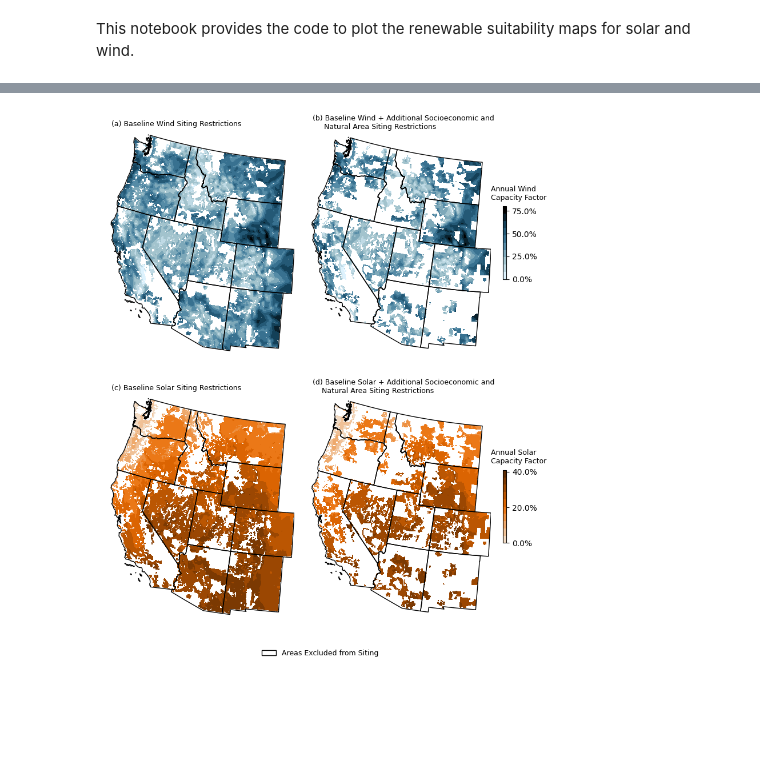
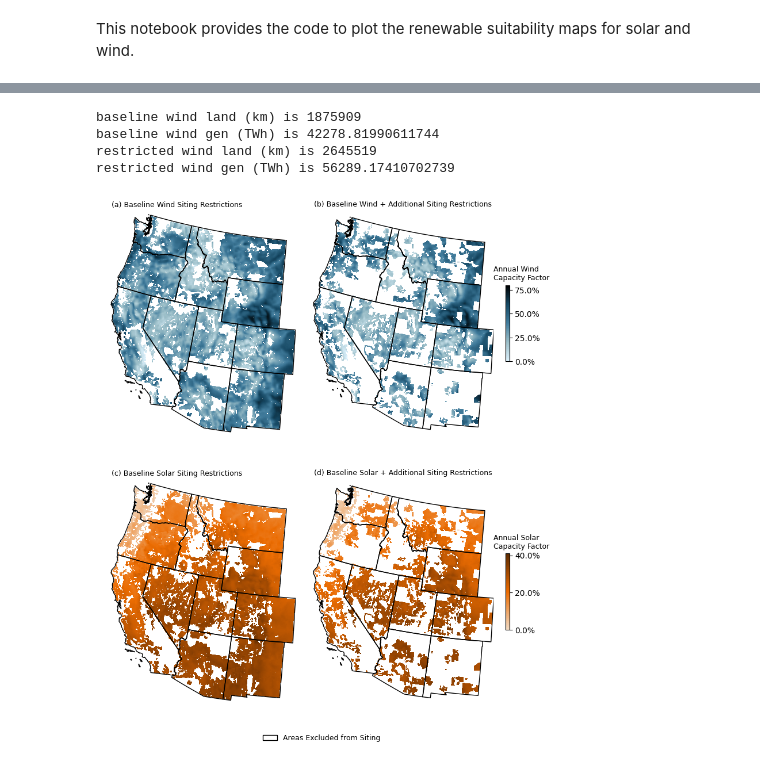
Before and after one commit to GODEEEP/mongird-etal_2024, a Jupyter notebook: notebooks/plot_renewable_suitability_maps.ipynb, the cells around one changed output, grey strips where cells are left out. Drawn from its saved outputs; the diff is of its cells as text; code cells hidden in the pictures; blank space fills up the shorter version.

```diff
--- a/notebooks/plot_renewable_suitability_maps.ipynb
+++ b/notebooks/plot_renewable_suitability_maps.ipynb
@@ -31,13 +33,10 @@ data_dir = os.path.join(os.path.dirname(os.getcwd()), 'data', 'input_data')
 output_dir = os.path.join(os.path.dirname(os.getcwd()), 'data', 'output_data')
 
 # figure dir
-figure_dir = os.path.join(os.path.dirname(os.getcwd()), 'figures', 'suitability_maps')
-
-# raster dir
-raster_dir = os.path.join(data_dir, 'raster_data')
+figure_dir = os.path.join(os.path.dirname(os.getcwd()), 'figures')
 
 # state raster path
-state_raster_path = os.path.join(raster_dir, 'state_raster', 'state_raster_land.tif')
+state_raster_path = os.path.join(data_dir, 'state_raster', 'state_raster_land.tif')
 
 # processed raster dir
 processed_raster_dir = os.path.join(data_dir, 'input_data', 'compiled_raster_data')
@@ -49,6 +48,8 @@ west_raster_dir = os.path.join(data_dir, 'west_raster_data')
 land_area_raster_dir = os.path.join(west_raster_dir, 'land_area')
 
 base_wind_exc_path = os.path.join(land_area_raster_dir, 'gridcerf_wind_suitability_120m_hubheight.tif')
+
+base_solar_exc_path = os.path.join(land_area_raster_dir, 'gridcerf_solar_pv_suitability.tif')
 
 # dac exclusion raster path
 dac_raster_path = os.path.join(land_area_raster_dir, 'gridcerf_usceq_cejst_exclude_all_dacs.tif')
@@ -75,8 +76,8 @@ env_3_10km_path = os.path.join(land_area_raster_dir, 'gridcerf_combined_environm
 # wind potential layer
 wind_potential_path = os.path.join(land_area_raster_dir,'wind_120m_hubheight_2050_rcp85_potential.tif')
 
-# wind potential layer
-solar_potential_path = os.path.join(land_area_raster_dir,'gridcerf_solar_pv_resource_potential.tif')
+# solar potential layer
+solar_potential_path = os.path.join(land_area_raster_dir, 'solar_2050_rcp85_potential.tif')
 
 # western interconnection shapefile
 wecc_shp_path = os.path.join(data_dir, 'wecc_boundary_shp', 'wecc_boundary.shp')
@@ -84,3 +85,6 @@ wecc_shp_path = os.path.join(data_dir, 'wecc_boundary_shp', 'wecc_boundary.shp')
 wecc_shp = gpd.read_file(wecc_shp_path)
 
 state_list = ['CA', 'OR', 'WA', 'WY', 'MT', 'ID', 'CO', 'UT', 'NV', 'NM', 'AZ']
+
+wind_unit_size_mw = 12
+solar_unit_size_mw = 30
@@ -202,48 +113,74 @@ ax_2b =fig.add_subplot(spec[1,1])
 ax_leg = fig.add_subplot(spec[2,:])
 
 raster_cmap = ListedColormap(["white", "navy"])
-cmap = LinearSegmentedColormap.from_list("", [ "#DDF2FD", "#9BBEC8",'#427D9D','#164863' ,'black'], 10)
-solar_cmap = LinearSegmentedColormap.from_list("", [ '#f2dac2',"#eb6c02", '#5c2b02'], 10)
+cmap = LinearSegmentedColormap.from_list("", [ "#DDF2FD", "#9BBEC8",'#427D9D','#164863' ,'black'], 100)
+solar_cmap = LinearSegmentedColormap.from_list("", [ '#f2dac2',"#eb6c02", '#5c2b02'], 100)
 
 wind_cmap = 'YlGn'
 wind_cmap=cmap
 exclusion_patch = mpatches.Patch(facecolor='white', edgecolor='black', label='Areas Excluded from Siting')
 
-wind_suit = os.path.join(land_area_raster_dir, 'gridcerf_wind_suitability_120m_hubheight.tif')
+#wind_suit = os.path.join(land_area_raster_dir, 'gridcerf_wind_suitability_120m_hubheight.tif')
 ax = ax_1a
-with rasterio.open(wind_suit) as src2:
+with rasterio.open(base_wind_exc_path) as src2:
     data2 = src2.read(1, masked=True)
+
+    # calculate total land
+    print(f'baseline wind land (km) is {np.count_nonzero(data2)}')
     data2 = np.where(data2 == 1, 1, np.nan)
+
     with rasterio.open(wind_potential_path) as src1:
         data1 = src1.read(1, masked=True)
-        data1 = data1
+
+        # calculate total generation
+        suit_array = np.where(data2 == 1, 0, 1)
+        gen_array = data1*suit_array*wind_unit_size_mw/1000000
 
         f1 = show(data1, transform=src1.transform, ax=ax, cmap=wind_cmap)
         show(data2, transform=src2.transform, ax=ax, cmap=raster_cmap)
         wecc_shp.boundary.plot(ax=ax, color = 'black', lw=1)
         ax.set_axis_off();
 
+        print(f'baseline wind gen (TWh) is {np.sum(gen_array)}')
+
 ax = ax_1b
 exclusion_list = [base_wind_exc_path, dac_raster_path, farm_raster_path, env_1_1km_path]
 with rasterio.open(wind_potential_path) as src1:
+    # wind potential array
     data1 = src1.read(1, masked=True)
     f1 = show(data1, transform=src1.transform, ax=ax, cmap=wind_cmap)
-    for f in exclusion_list:
+
+    for index, f in enumerate(exclusion_list):
         with rasterio.open(f) as src2:
             data2 = src2.read(1, masked=True)
+
+            if index==0:
+                suit_array = data2
+            else:
+                suit_array = data2+suit_array
+
             data2 = np.where(data2 == 1, 1, np.nan)
+
+
+
             show(data2, transform=src2.transform, ax=ax, cmap=raster_cmap)
     wecc_shp.boundary.plot(ax=ax, color = 'black', lw=1)
     ax.set_axis_off();
     norm = mpl.colors.Normalize(vmin=0, vmax=.64)
     cbar = plt.colorbar(mpl.cm.ScalarMappable(norm=norm, cmap=wind_cmap),
                 ax=ax, orientation='vertical', label='', shrink=.3, pad=.05)
-    cbar.ax.set_yticklabels(["{:.1%}".format(i) for i in cbar.get_ticks()]) # set ticks of your format
+    cbar.ax.set_yticklabels(["{:.1%}".format(i) for i in cbar.get_ticks()])
 
-solar_suit = os.path.join(land_area_raster_dir, f'gridcerf_solar_pv_suitability.tif')
-solar_potential_path = os.path.join(land_area_raster_dir, 'solar_2050_rcp85_potential.tif')
+    suit_array = np.where(suit_array>=1, 0, 1)
+    print(f'restricted wind land (km) is {np.count_nonzero(suit_array)}')
+    gen_array = data1*suit_array*wind_unit_size_mw/1000000
+    print(f'restricted wind gen (TWh) is {np.sum(gen_array)}')
+
+
+
+
 ax = ax_2a
-with rasterio.open(solar_suit) as src2:
+with rasterio.open(base_solar_exc_path) as src2:
     data2 = src2.read(1, masked=True)
     data2 = np.where(data2 == 1, 1, np.nan)
     show(data2, transform=src2.transform, ax=ax, cmap=raster_cmap)
@@ -253,37 +190,41 @@ with rasterio.open(solar_suit) as src2:
         show(data2, transform=src2.transform, ax=ax, cmap=raster_cmap)
         wecc_shp.boundary.plot(ax=ax, color = 'black', lw=1)
         ax.set_axis_off();
 
 ax = ax_2b
-exclusion_list = [solar_suit, dac_raster_path, farm_raster_path, env_1_1km_path]
+exclusion_list = [base_solar_exc_path, dac_raster_path, farm_raster_path, env_1_1km_path]
 with rasterio.open(solar_potential_path) as src1:
     data1 = src1.read(1, masked=True)
     f1 = show(data1, transform=src1.transform, ax=ax, cmap=solar_cmap)
     for f in exclusion_list:
         with rasterio.open(f) as src2:
             data2 = src2.read(1, masked=True)
             data2 = np.where(data2 == 1, 1, np.nan)
             show(data2, transform=src2.transform, ax=ax, cmap=raster_cmap)
     wecc_shp.boundary.plot(ax=ax, color = 'black', lw=1)
     ax.set_axis_off();
     norm = mpl.colors.Normalize(vmin=0, vmax=.41)
     cbar = plt.colorbar(mpl.cm.ScalarMappable(norm=norm, cmap=solar_cmap),
                 ax=ax, orientation='vertical', label='', shrink=.3, pad=.05)
     cbar.ax.set_yticklabels(["{:.1%}".format(i) for i in cbar.get_ticks()]) # set ticks of your format
 
 
 ax_leg.legend(handles=[exclusion_patch],
            fontsize=9,
            loc='lower center',
              frameon=False)
 ax_leg.set_axis_off();
-ax_1a.annotate('(a) Baseline Wind Siting Restrictions' , xy=(-2.35e6, 1.65e6), ha='left', size=9)
+ax_1a.annotate('(a) Baseline Wind Siting Restrictions' , xy=(-2.35e6, 1.64e6), ha='left', size=9)
 ax_1b.annotate('Annual Wind\nCapacity Factor' , xy=(-.505e6, .92e6), ha='left', size=9)
-ax_1b.annotate('(b) Baseline Wind + Additional Socioeconomic and \n     Natural Area Siting Restrictions' , xy=(-2.35e6, 1.65e6), ha='left', size=9)
-ax_2a.annotate('(c) Baseline Solar Siting Restrictions' , xy=(-2.35e6, 1.65e6), ha='left', size=9)
+ax_1b.annotate('(b) Baseline Wind + Additional Siting Restrictions' , xy=(-2.35e6, 1.675e6), ha='left', size=9)
+ax_2a.annotate('(c) Baseline Solar Siting Restrictions' , xy=(-2.35e6, 1.64e6), ha='left', size=9)
 ax_2b.annotate('Annual Solar\nCapacity Factor' , xy=(-.505e6, .92e6), ha='left', size=9)
-ax_2b.annotate('(d) Baseline Solar + Additional Socioeconomic and \n    Natural Area Siting Restrictions' , xy=(-2.35e6, 1.65e6), ha='left', size=9)
+ax_2b.annotate('(d) Baseline Solar + Additional Siting Restrictions' , xy=(-2.35e6, 1.675e6), ha='left', size=9)
 spec.tight_layout(fig)
-#plt.savefig(os.path.join(figure_dir, 'fig_5_suitability_map.png'), dpi=300)
+plt.savefig(os.path.join(figure_dir, 'fig_4_generation_suitability_map.png'), dpi=300)
 # %% [output]
+baseline wind land (km) is 1875909
+baseline wind gen (TWh) is 42278.81990611744
+restricted wind land (km) is 2645519
+restricted wind gen (TWh) is 56289.17410702739
-[figure, old version]
+[figure, new version]
```
Also changed, not shown: parts of 13 cells of this notebook.
